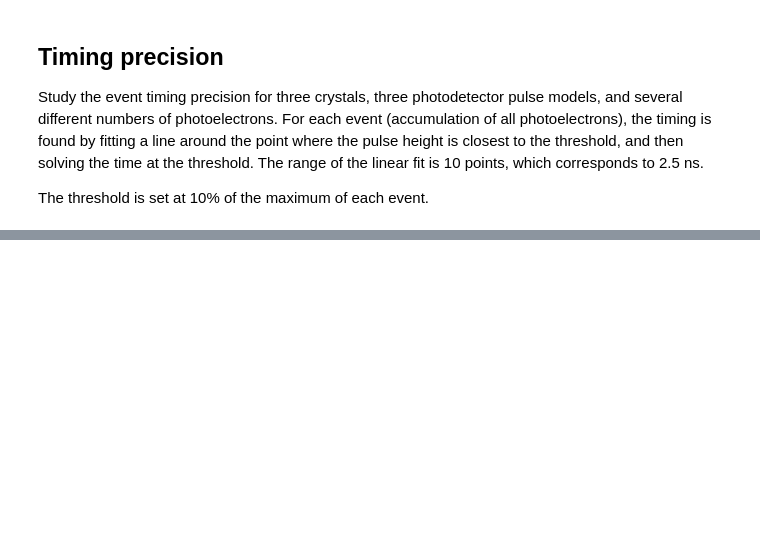
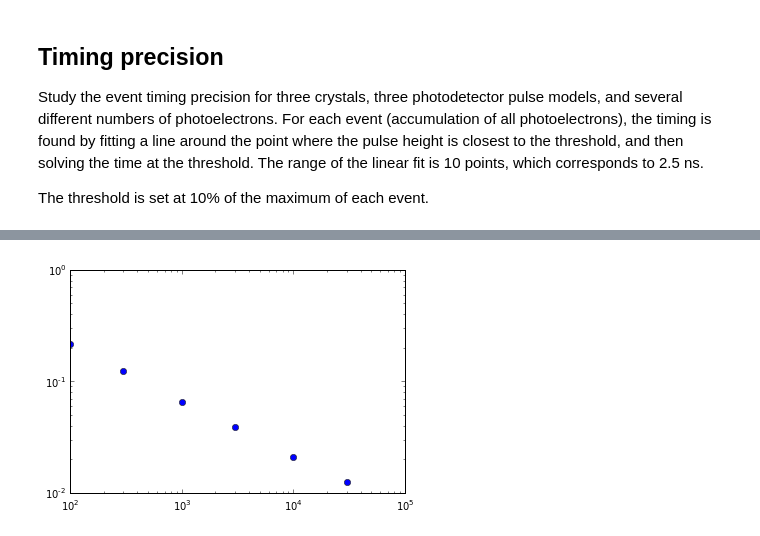
Before and after one commit to gitcheng/rayTraceNotebook, a Jupyter notebook: Scintillation_timing_precision_hex1.ipynb, the cells around one changed output, grey strips where cells are left out. Saved outputs shown, nothing was run; the diff lists cells and outputs as text; code cells hidden in the pictures; blank space fills up the shorter version.

```diff
--- a/Scintillation_timing_precision_hex1.ipynb
+++ b/Scintillation_timing_precision_hex1.ipynb
@@ -172,14 +172,20 @@ apdnames = ['SL-APD9mm', 'SL-APD3mm', 'Std-APD9mm']
 # %%
 result= {}
 result_err= {}
-for npe in pelist:
-    for i in xrange(len(dtpoplist)):
-        for j in xrange(len(apdlist)):
-            key = '%s:%s:%d'%(crysnames[i],apdnames[j],npe)
+for i in xrange(len(dtpoplist)):
+    for j in xrange(len(apdlist)):
+        key = '%s:%s'%(crysnames[i],apdnames[j])
+        tpres = []
+        tpres_err = []
+        for npe in pelist:
             tot= timing_samples(dtpoplist[i], npe, staulist[i], jittersigma= 0.2, pulsemodel= apdlist[j], noise=0,
                                 fthreshold = fthreshold, n= 1000)
             rms= np.sqrt(tot.var())
-            result[key]= rms
-            result_err[key]= rms/np.sqrt(2*len(tot))
+            tpres.append(rms)
+            tpres_err.append(rms/np.sqrt(2*len(tot)))
+        result[key]= np.array(tpres)
+        result_err[key]= np.array(tpres_err)
+# %%
+result['npelist'] = pelist
 # %%
 np.save('../data/timing/tprecision_hex_1.npy', result)
@@ -185,0 +205,6 @@ np.save('../data/timing/tprecision_hex_1.npy', result)
+# %%
+plt.plot(result['npelist'], result['BaF2:SL-APD9mm'], 'bo')
+plt.xscale('log')
+plt.yscale('log')
+# %% [output]
+[figure, added]
```
Also changed, not shown: parts of 2 cells of this notebook, 1 other file.
